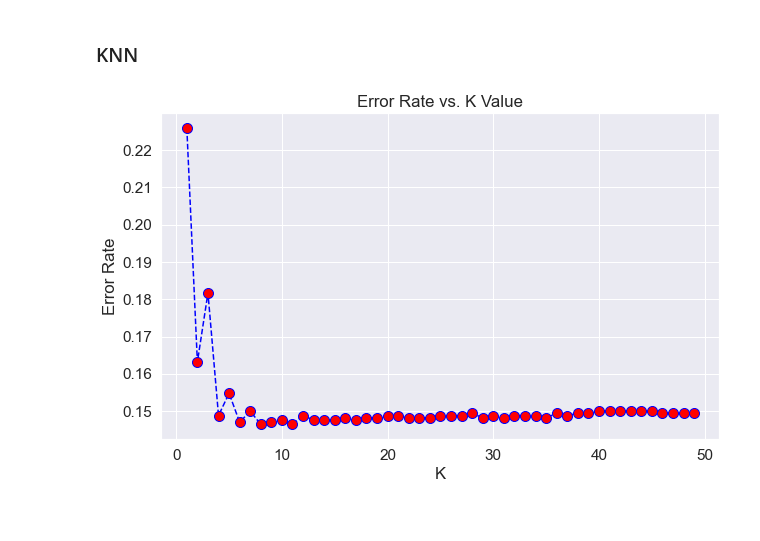
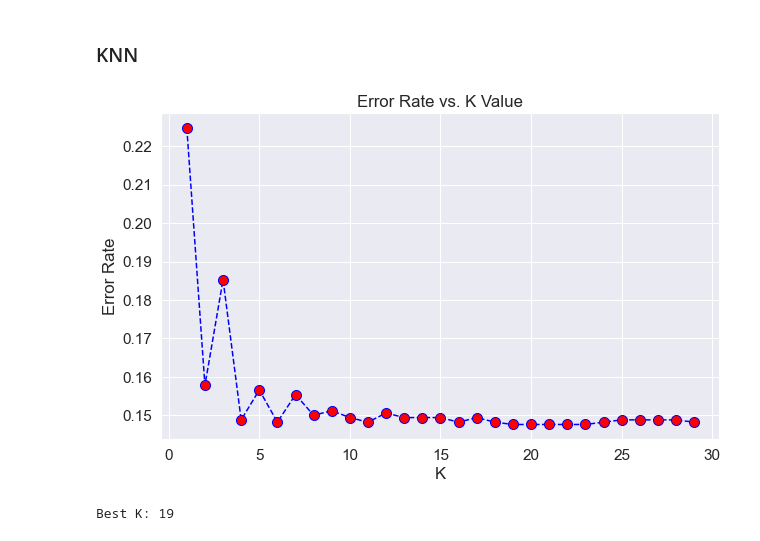
Before and after one commit to mikisegall/ml_final_project, a Jupyter notebook: master_notebook.ipynb, the cells around one changed output. Cells and saved outputs as stored; diff of their text form; code cells hidden in the pictures.

```diff
--- a/master_notebook.ipynb
+++ b/master_notebook.ipynb
@@ -415,8 +423,7 @@ Best forward selection RMSE: 0.2849780847730767
 Forward Selection scored best. Features to use: ['num_of_product_pages' 'total_duration' 'ExitRates' 'PageValues' 'Month'
  'user_type' 'Weekend' 'C']
 # %%
-reduced_train_data = train_data_wo_outliers[['id', 'purchase', 'BounceRates', 'admin_page_duration', 'product_page_duration', 'info_page_duration',
-'num_of_product_pages', 'total_duration', 'ExitRates', 'PageValues', 'Month', 'user_type', 'Weekend', 'C']]
+reduced_train_data = train_data_wo_outliers[['id', 'purchase', 'num_of_product_pages', 'total_duration', 'ExitRates', 'PageValues', 'Month', 'user_type', 'Weekend', 'C']]
 # %% [markdown]
 ## Models
 # %% [markdown]
@@ -486,19 +493,28 @@ The intuition behind having the Weekend as the most impactful feauture is obviou
 ### KNN
 # %%
 # Choose best K:
-error_rate = []
+error_rate_list = []
+best_k = 0
+lowest_mse = 1
 
-for i in range(1,50):
+for i in range(1,30):
     knn = KNeighborsClassifier(n_neighbors=i)
     knn.fit(x_train,y_train)
     pred_i = knn.predict(x_validation)
-    error_rate.append(np.mean(pred_i != y_validation))
+    error_rate = np.mean(pred_i != y_validation)
+    error_rate_list.append(error_rate)
+    if error_rate < lowest_mse:
+        lowest_mse = error_rate
+        best_k = i
 
 plt.figure(figsize=(10,6))
-plt.plot(range(1,50),error_rate,color='blue', linestyle='dashed',
+plt.plot(range(1,30),error_rate_list,color='blue', linestyle='dashed',
          marker='o',markerfacecolor='red', markersize=10)
 plt.title('Error Rate vs. K Value')
 plt.xlabel('K');
 plt.ylabel('Error Rate');
+plt.show()
+print(f"Best K: {best_k}")
 # %% [output]
-[figure, old version]
+[figure, new version]
+Best K: 19
```
Also changed, not shown: parts of 12 cells of this notebook, 1 other file.
